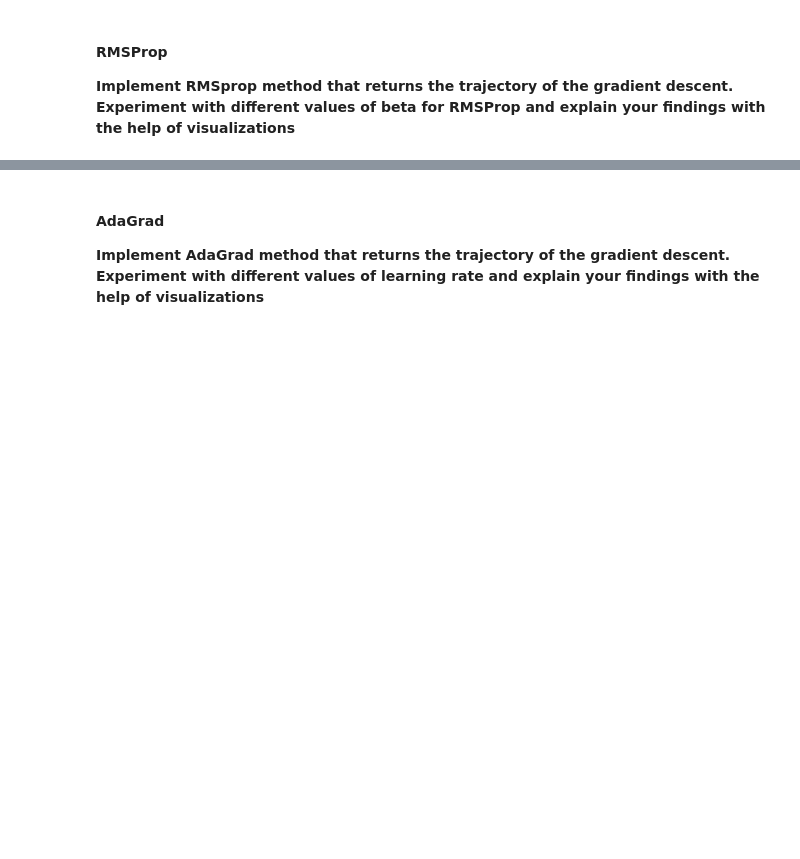
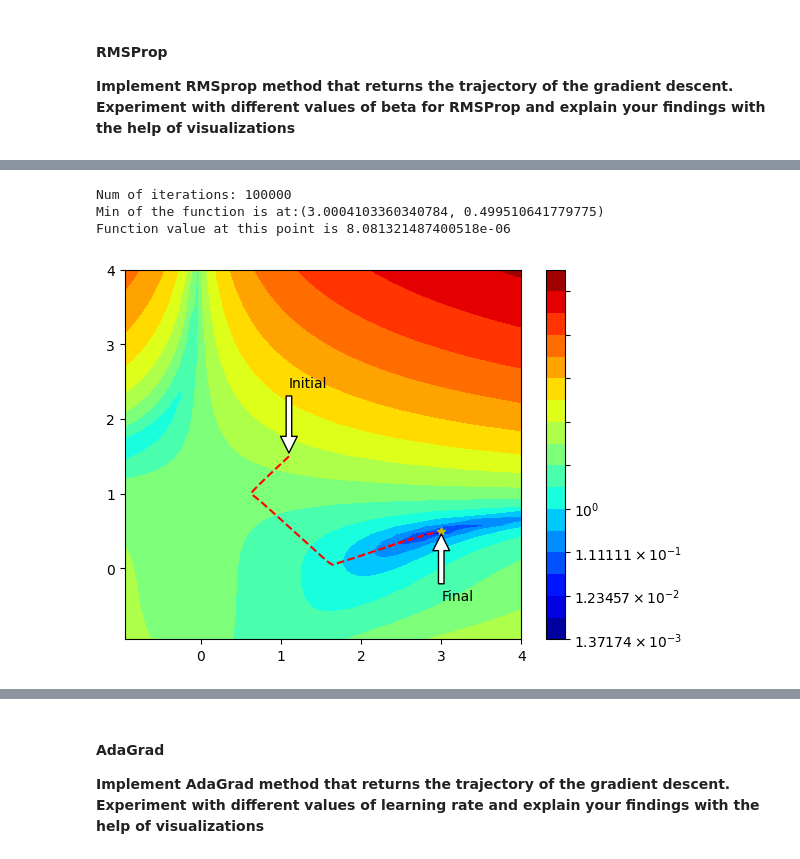
Before and after one commit to mahsaama/NeuralNetworks, a Jupyter notebook: Assignment9/assignment_9.ipynb, the cells around one changed output, grey strips where cells are left out. Saved outputs shown, nothing was run; the diff lists cells and outputs as text; code cells hidden in the pictures; blank space fills up the shorter version.

```diff
--- a/Assignment9/assignment_9.ipynb
+++ b/Assignment9/assignment_9.ipynb
@@ -128,0 +200,13 @@ def rmsprop(starting_point, lr=0.001, beta=0.9, epsilon=.001, max_iters=1e5):
+# %%
+# starting_point = np.array([2,0]) #very easy
+starting_point = np.array([1.1, 1.5]) #easy
+# starting_point = np.array([-1, 3]) #hard
+# %%
+lr = 1e-3
+trajectory = rmsprop(starting_point, lr)
+visualize_trajectory(trajectory)
+# %% [output]
+Num of iterations: 100000
+Min of the function is at:(3.0004103360340784, 0.499510641779775)
+Function value at this point is 8.081321487400518e-06
+[figure, added]
```
Also changed, not shown: parts of 50 cells of this notebook.
